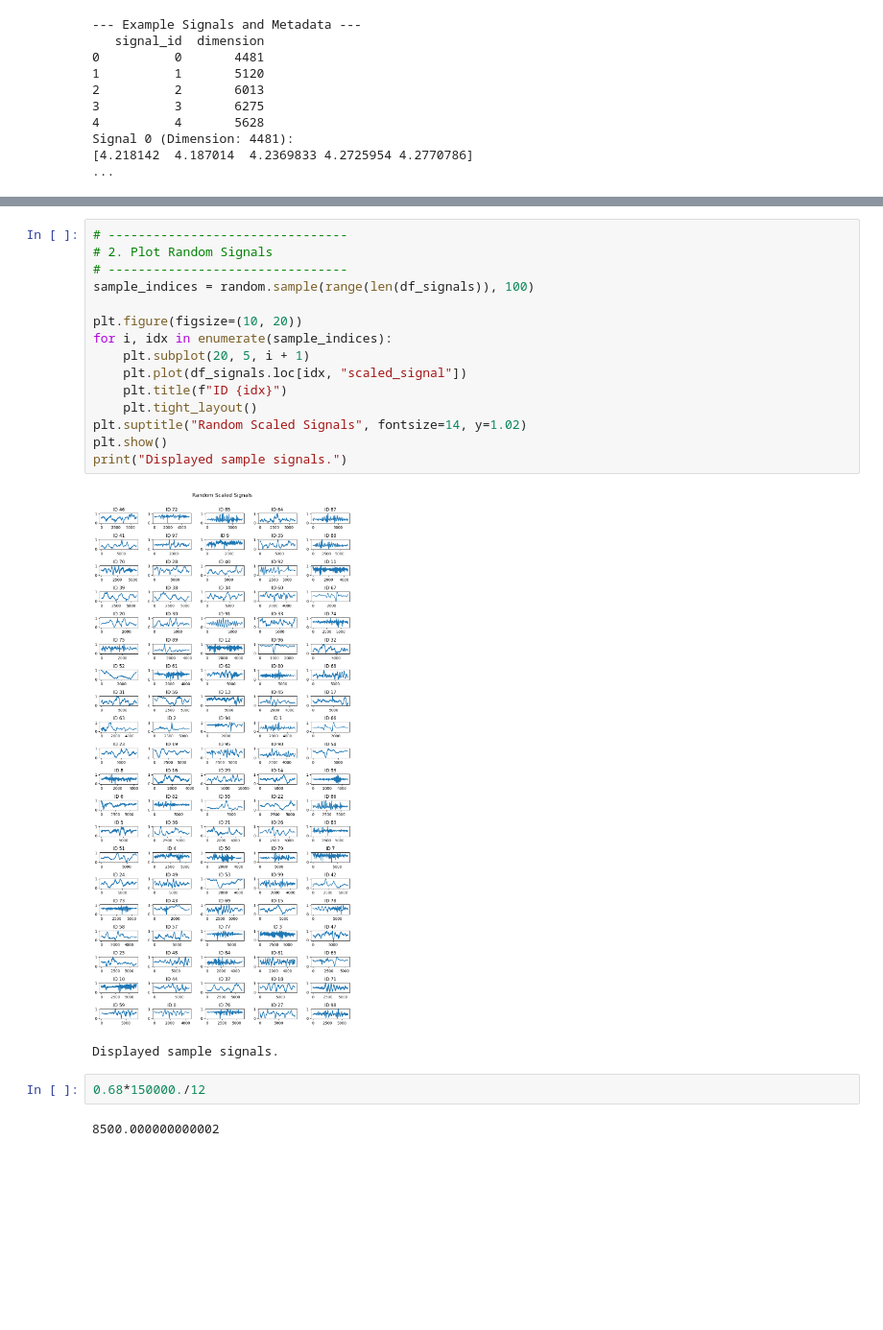
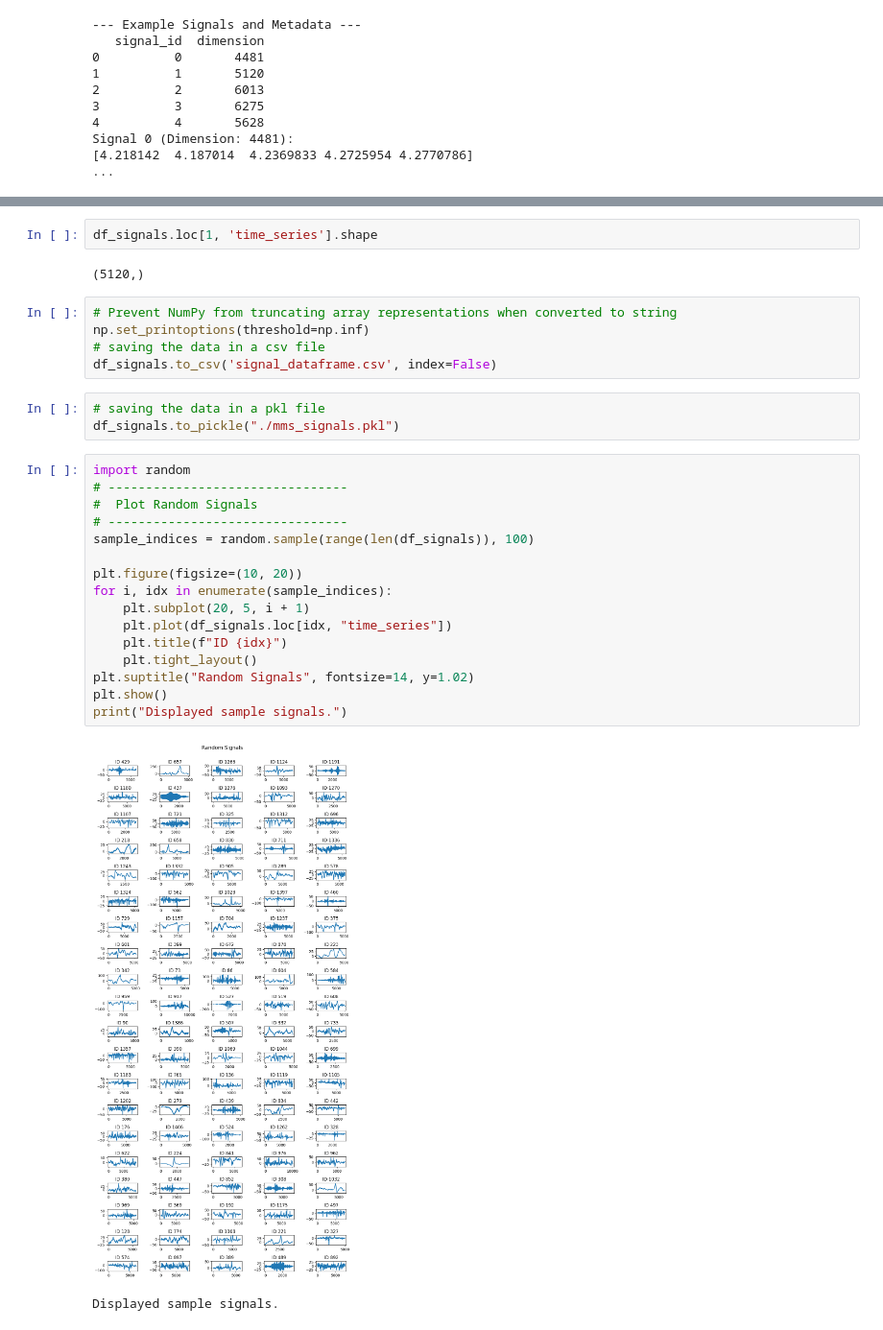
Before and after one commit to nargesahmadi/Clustering, a Jupyter notebook: datastructure.ipynb, the cells around one changed output, grey strips where cells are left out. Shown: that part at 96% size. Drawn from its saved outputs; the diff is of its cells as text; blank space fills up the shorter version.

Commit message:
Saving the signals in a pkl file
Data can get downloaded from MMS mission and save in a file. The code displays 100 sample signal as well.

```diff
--- a/datastructure.ipynb
+++ b/datastructure.ipynb
@@ -299,22 +135,31 @@ ValueError: setting an array element with a sequence.
-# %%
-# --------------------------------
-# 2. Plot Random Signals
-# --------------------------------
-sample_indices = random.sample(range(len(df_signals)), 100)
-
-plt.figure(figsize=(10, 20))
-for i, idx in enumerate(sample_indices):
-    plt.subplot(20, 5, i + 1)
-    plt.plot(df_signals.loc[idx, "scaled_signal"])
-    plt.title(f"ID {idx}")
-    plt.tight_layout()
-plt.suptitle("Random Scaled Signals", fontsize=14, y=1.02)
-plt.show()
-print("Displayed sample signals.")
-# %% [output]
-[figure, removed]
-Displayed sample signals.
-# %%
-0.68*150000./12
-# %% [output]
-8500.000000000002
+# %%
+df_signals.loc[1, 'time_series'].shape
+# %% [output]
+(5120,)
+# %%
+# Prevent NumPy from truncating array representations when converted to string
+np.set_printoptions(threshold=np.inf)
+# saving the data in a csv file
+df_signals.to_csv('signal_dataframe.csv', index=False)
+# %%
+# saving the data in a pkl file
+df_signals.to_pickle("./mms_signals.pkl")
+# %%
+import random
+# --------------------------------
+#  Plot Random Signals
+# --------------------------------
+sample_indices = random.sample(range(len(df_signals)), 100)
+
+plt.figure(figsize=(10, 20))
+for i, idx in enumerate(sample_indices):
+    plt.subplot(20, 5, i + 1)
+    plt.plot(df_signals.loc[idx, "time_series"])
+    plt.title(f"ID {idx}")
+    plt.tight_layout()
+plt.suptitle("Random Signals", fontsize=14, y=1.02)
+plt.show()
+print("Displayed sample signals.")
+# %% [output]
+[figure, added]
+Displayed sample signals.
```
Also changed, not shown: parts of 10 cells of this notebook.
